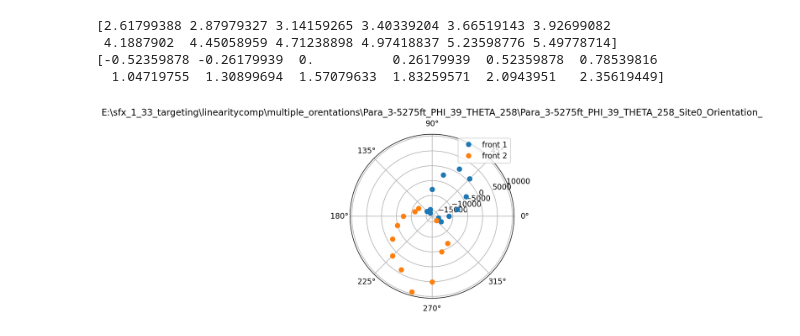
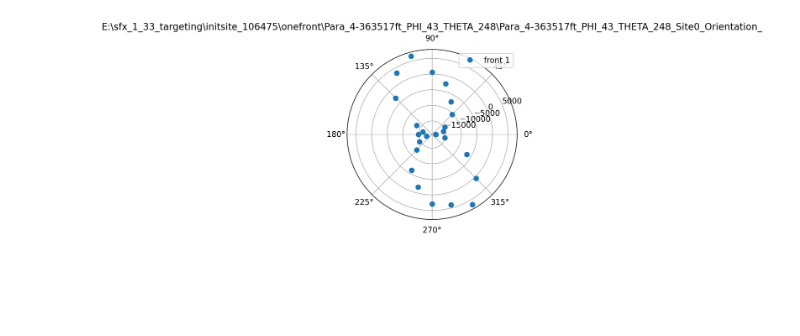
Before and after one commit to Bjorn-jo/sfxcodes, a Jupyter notebook: readingikic.ipynb, the cells around one changed output. Cells and saved outputs as stored; diff of their text form; code cells hidden in the pictures; blank space fills up the shorter version.

```diff
--- a/readingikic.ipynb
+++ b/readingikic.ipynb
@@ -4,10 +4,11 @@ import pandas as pd
 import numpy as np
 import matplotlib.pyplot as plt
 
-filenamepart = "E:\\sfx_1_33_targeting\\linearitycomp\\multiple_orentations\\Para_3-5275ft_PHI_39_THETA_258\\Para_3-5275ft_PHI_39_THETA_258_Site0_Orientation_"
+filenamepart = 'E:\\sfx_1_33_targeting\\initsite_106475\\onefront\\Para_4-363517ft_PHI_43_THETA_248\\Para_4-363517ft_PHI_43_THETA_248_Site0_Orientation_'
+#"E:\\sfx_1_33_targeting\\linearitycomp\\multiple_orentations\\Para_3-5275ft_PHI_39_THETA_258\\Para_3-5275ft_PHI_39_THETA_258_Site0_Orientation_"
 front1max,front2max= [],[]
 #for i in range(5):
-for i in range(12):
+for i in range(24):
 
     k_diff_array,k_diff_array2,=[],[]
     filename = filenamepart + str(i) + ".ikic"
@@ -49,36 +50,32 @@ if front2max != []:
     #    if front2max[lk] < 0:
     #        front2max[lk] = -abs(front2max[lk])
     #theta=[ 324, 0 , 36 , 72 , 108 ]
     theta = [ -30., -15., 0., 15., 30., 45., 60., 75., 90., 105., 120., 135. ]
     theta = np.deg2rad(theta)
     #theta2=[ -36 +180, 0+180 , 36+180 , 72+180 , 108+180 ]
     theta2 = [ -30.+180, -15.+180, 0.+180, 15.+180, 30.+180, 45.+180, 60.+180, 75.+180, 90.+180, 105.+180, 120.+180, 135.+180]
     theta2 = np.deg2rad(theta2)
     fig = plt.figure(dpi=200)
     ax = fig.add_subplot(projection='polar')
     plt.title(filenamepart)
     plt.polar(theta,front1max,marker='o',linestyle = 'None')
     plt.polar(theta2,front2max,marker='o',linestyle = 'None')
     plt.legend(['front 1','front 2'])
     print(theta2)
     print(theta)
 else:
-    theta = np.deg2rad([60*(-1+2*i/float(5-1)) for i in range(5)])
+    theta = np.deg2rad([15*(i) for i in range(24)])
     fig = plt.figure(dpi=200)
 
     ax = fig.add_subplot(projection='polar')
     plt.title(filenamepart)
     plt.polar(theta,front1max,marker='o',linestyle = 'None')
     plt.legend(['front 1'])
     plt.plot()
 
     # have to do some stuff with pattern or [] to get it to find the correct entry. maybe lists? idk
 
     #InitiationToughnessFile.write(str(keq) + ',' + str(K1c_MTS) + ',' + str(K1c_MSS)
     #                                   + ',' + str(K1c_Final) + ',' + str(K_MTS) + ',' + str(K_MSS) +',' + str(K_Dominant) + ',' + str(K_diff) + '\n')  #### see if this works-bjorn
 # %% [output]
-[2.61799388 2.87979327 3.14159265 3.40339204 3.66519143 3.92699082
- 4.1887902  4.45058959 4.71238898 4.97418837 5.23598776 5.49778714]
-[-0.52359878 -0.26179939  0.          0.26179939  0.52359878  0.78539816
-  1.04719755  1.30899694  1.57079633  1.83259571  2.0943951   2.35619449]
-[figure, old version]
+[figure, new version]
```
Also changed, not shown: 3 other files.
